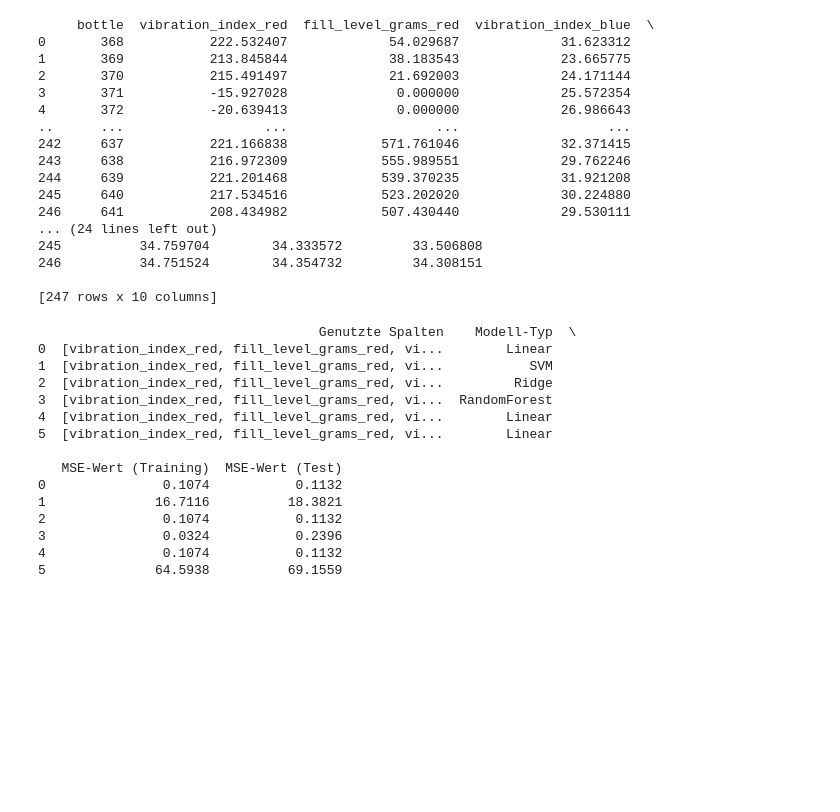
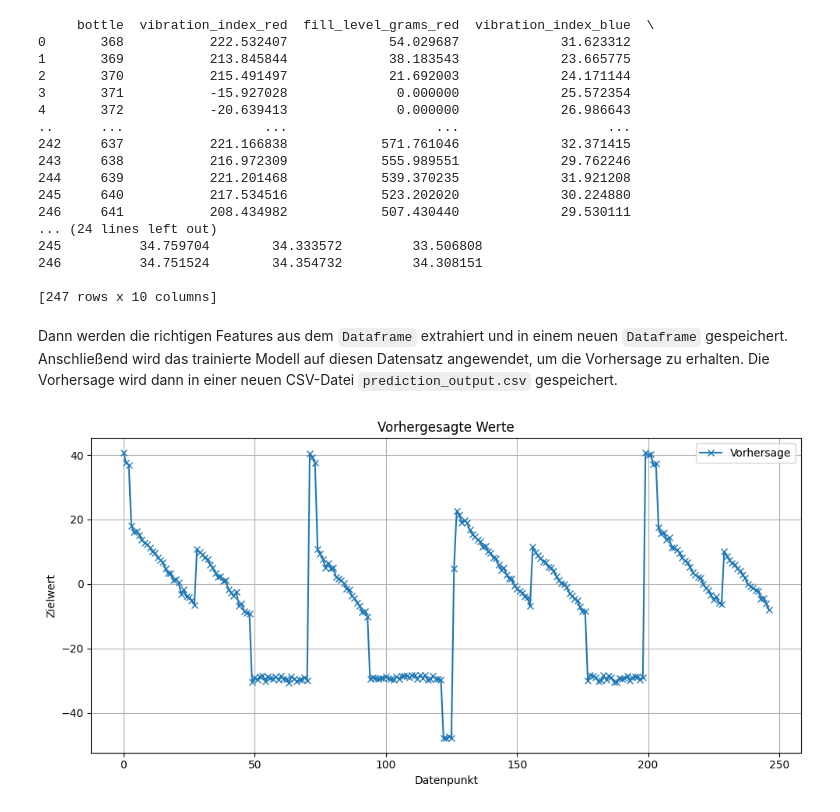
Before and after one commit to Abdullah-IT-Geek/AUT_Database, a Jupyter notebook: Process_data/regression.ipynb, the cells around one changed output. Cells and saved outputs as stored; diff of their text form; code cells hidden in the pictures; blank space fills up the shorter version.

```diff
--- a/Process_data/regression.ipynb
+++ b/Process_data/regression.ipynb
@@ -218,34 +280,30 @@ print(df_X_csv)
 246          34.751524        34.354732         34.308151
 
 [247 rows x 10 columns]
+# %% [markdown]
+Dann werden die richtigen Features aus dem `Dataframe` extrahiert und in einem neuen `Dataframe` gespeichert. Anschließend wird das trainierte Modell auf diesen Datensatz angewendet, um die Vorhersage zu erhalten.
+Die Vorhersage wird dann in einer neuen CSV-Datei `prediction_output.csv` gespeichert.
 # %%
-X = df_X_csv[['vibration_index_red','fill_level_grams_red',
+import matplotlib.pyplot as plt
+
+X_csv = df_X_csv[['vibration_index_red','fill_level_grams_red',
               'vibration_index_blue','fill_level_grams_blue',
               'vibration_index_green','fill_level_grams_green']]
 
-mse_train, mse_test = evaluate_model(model, X, y, k=9)
+#model.fit(X_csv, y)
+y_pred = linear_model.predict(X_csv)
 
-df_predictions.loc[len(df_predictions)] = [
-    list(X.columns),
-    "Linear",
-    round(mse_train, 4),
-    round(mse_test, 4)
-]
+# In CSV speichern
+pd.DataFrame({"prediction": y_pred}).to_csv("../reg_<52315850-52315831-Matrikelnummer3>.csv.csv", index=False)
 
-print(df_predictions)
+plt.figure(figsize=(10, 5))
+plt.plot(y_pred, label="Vorhersage", marker='x')
+plt.title("Vorhergesagte Werte")
+plt.xlabel("Datenpunkt")
+plt.ylabel("Zielwert")
+plt.legend()
+plt.grid(True)
+plt.tight_layout()
+plt.show()
 # %% [output]
-                                    Genutzte Spalten    Modell-Typ  \
-0  [vibration_index_red, fill_level_grams_red, vi...        Linear
-1  [vibration_index_red, fill_level_grams_red, vi...           SVM
-2  [vibration_index_red, fill_level_grams_red, vi...         Ridge
-3  [vibration_index_red, fill_level_grams_red, vi...  RandomForest
-4  [vibration_index_red, fill_level_grams_red, vi...        Linear
-5  [vibration_index_red, fill_level_grams_red, vi...        Linear
-
-   MSE-Wert (Training)  MSE-Wert (Test)
-0               0.1074           0.1132
-1              16.7116          18.3821
-2               0.1074           0.1132
-3               0.0324           0.2396
-4               0.1074           0.1132
-5              64.5938          69.1559
+[figure, added]
```
Also changed, not shown: parts of 13 cells of this notebook, 2 other files.
